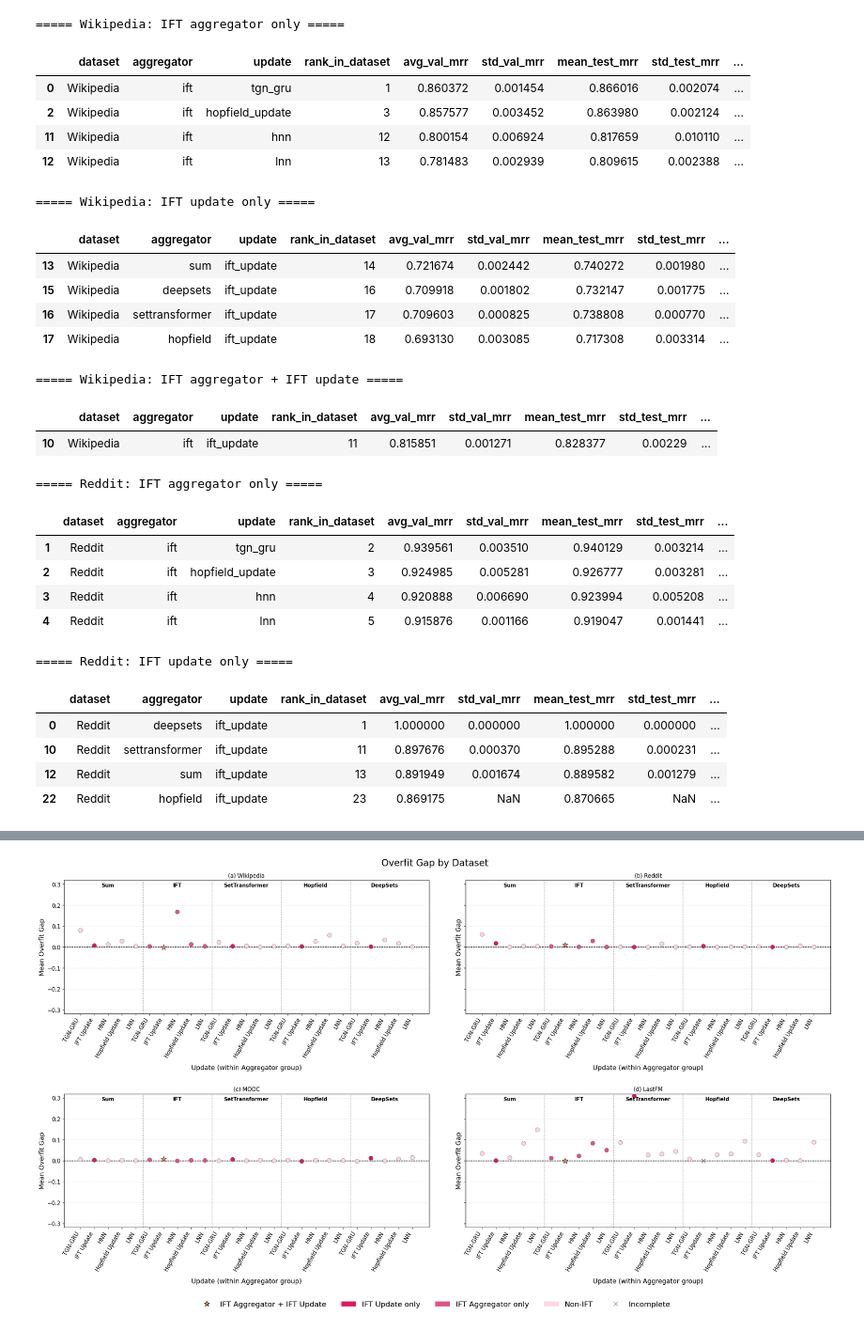
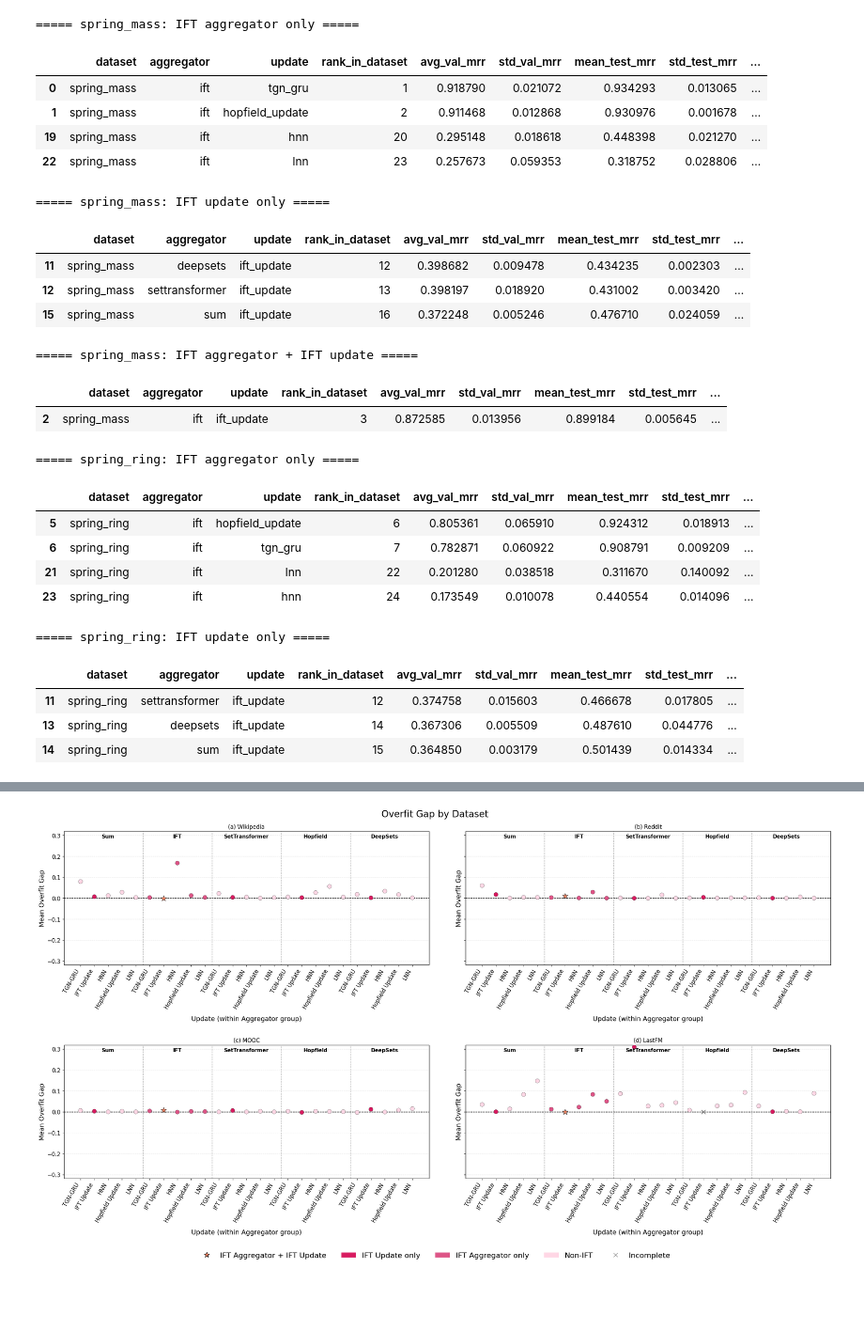
Before and after one commit to tweninger/fnn, a Jupyter notebook: interactiondynamics/analysis/analysis.ipynb, the cells around one changed output, grey strips where cells are left out. Shown at 94% size. Saved outputs shown, nothing was run; the diff lists cells and outputs as text; code cells hidden in the pictures; blank space fills up the shorter version.

```diff
--- a/interactiondynamics/analysis/analysis.ipynb
+++ b/interactiondynamics/analysis/analysis.ipynb
@@ -7,7 +7,7 @@ import numpy as np
 import pandas as pd
 
 # RESULTS_PATH = Path("/home/akapociu/ift/interactiondynamics/results/ds_sweep_results_6ep_3seed.jsonl")
-SUMMARY_PATH = Path("/home/akapociu/ift/interactiondynamics/results/ds_sweep_summary_6ep_3seed.jsonl")
+SUMMARY_PATH = Path("/home/akapociu/ift/interactiondynamics/results/physics_sweep_summary.jsonl")
 
 EXPECTED_SEEDS = 3
 # %%
@@ -30,9 +30,9 @@ def extract_walltime(row):
 def parse_run_string(run_name: str) -> Dict[str, Any]:
     """
     Example:
-    Wikipedia__agg=ift|update=ift_update|do=0.0|sdo=0.0|time=False|softplus|dt=0.05|gamma=0.0|k0=1.0|cap=none
+    Wikipedia_agg=ift|update=ift_update|do=0.0|sdo=0.0|time=False|softplus|dt=0.05|gamma=0.0|k0=1.0|cap=none
     or
-    Wikipedia__agg=sum|update=tgn_gru|do=0.0|sdo=0.0|time=False
+    Wikipedia_agg=sum|update=tgn_gru|do=0.0|sdo=0.0|time=False
     """
     out = {
         "aggregator": None,
@@ -61,7 +61,7 @@ def parse_run_string(run_name: str) -> Dict[str, Any]:
         if "=" in part:
             k, v = part.split("=", 1)
 
-            if k == "agg":
+            if k.endswith("agg"):
                 out["aggregator"] = v
             elif k == "update":
                 out["update"] = v
@@ -154,14 +154,18 @@ summary_df.shape
 # %%
-wiki_df   = summary_df[summary_df["dataset"] == "Wikipedia"].copy()
-reddit_df = summary_df[summary_df["dataset"] == "Reddit"].copy()
-mooc_df   = summary_df[summary_df["dataset"] == "MOOC"].copy()
-lastfm_df = summary_df[summary_df["dataset"] == "LastFM"].copy()
+spring_ring_df = summary_df[summary_df["dataset"] == "spring_ring"].copy()
+spring_mass_df = summary_df[summary_df["dataset"] == "spring_mass"].copy()
+wave_df        = summary_df[summary_df["dataset"] == "wave"].copy()
+three_body_df  = summary_df[summary_df["dataset"] == "threebody"].copy()
+charged_df     = summary_df[summary_df["dataset"] == "nbody"].copy()
+stachyose_df   = summary_df[summary_df["dataset"] == "stachyose"].copy()
 
 dataset_dfs = {
-    "Wikipedia": wiki_df,
-    "Reddit": reddit_df,
-    "MOOC": mooc_df,
-    "LastFM": lastfm_df,
+    "spring_ring": spring_ring_df,
+    "spring_mass": spring_mass_df,
+    "wave": wave_df,
+    "threebody": three_body_df,
+    "nbody": charged_df,
+    "stachyose": stachyose_df,
 }
 
 for name, df in dataset_dfs.items():
@@ -384,56 +318,61 @@ ift_tables_by_dataset = {}
 
 for ds, full_table in rank_all_by_dataset.items():
     ift_tables_by_dataset[ds] = {
         "ift_aggregator_only": full_table[
             (full_table["aggregator"] == "ift") &
             (full_table["update"] != "ift_update")
         ].copy(),
 
         "ift_update_only": full_table[
             (full_table["update"] == "ift_update") &
             (full_table["aggregator"] != "ift")
         ].copy(),
 
         "ift_both": full_table[
             (full_table["aggregator"] == "ift") &
             (full_table["update"] == "ift_update")
         ].copy(),
     }
 
-for ds in ["Wikipedia", "Reddit", "MOOC", "LastFM"]:
+for ds in [
+    "spring_mass",
+    "spring_ring",
+    "wave",
+    "nbody",
+    "stachyose",
+    "threebody",
+    ]:
     print(f"\n===== {ds}: IFT aggregator only =====")
     display(ift_tables_by_dataset[ds]["ift_aggregator_only"])
 
     print(f"\n===== {ds}: IFT update only =====")
     display(ift_tables_by_dataset[ds]["ift_update_only"])
 
     print(f"\n===== {ds}: IFT aggregator + IFT update =====")
     display(ift_tables_by_dataset[ds]["ift_both"])
 # %% [output]
-===== Wikipedia: IFT aggregator only =====
+===== spring_mass: IFT aggregator only =====
 |  | dataset | aggregator | update | rank_in_dataset | avg_val_mrr | std_val_mrr | mean_test_mrr | std_test_mrr | ... |
-| 0 | Wikipedia | ift | tgn_gru | 1 | 0.860372 | 0.001454 | 0.866016 | 0.002074 | ... |
-| 2 | Wikipedia | ift | hopfield_update | 3 | 0.857577 | 0.003452 | 0.863980 | 0.002124 | ... |
-| 11 | Wikipedia | ift | hnn | 12 | 0.800154 | 0.006924 | 0.817659 | 0.010110 | ... |
-| 12 | Wikipedia | ift | lnn | 13 | 0.781483 | 0.002939 | 0.809615 | 0.002388 | ... |
+| 0 | spring_mass | ift | tgn_gru | 1 | 0.918790 | 0.021072 | 0.934293 | 0.013065 | ... |
+| 1 | spring_mass | ift | hopfield_update | 2 | 0.911468 | 0.012868 | 0.930976 | 0.001678 | ... |
+| 19 | spring_mass | ift | hnn | 20 | 0.295148 | 0.018618 | 0.448398 | 0.021270 | ... |
+| 22 | spring_mass | ift | lnn | 23 | 0.257673 | 0.059353 | 0.318752 | 0.028806 | ... |
-===== Wikipedia: IFT update only =====
+===== spring_mass: IFT update only =====
 |  | dataset | aggregator | update | rank_in_dataset | avg_val_mrr | std_val_mrr | mean_test_mrr | std_test_mrr | ... |
-| 13 | Wikipedia | sum | ift_update | 14 | 0.721674 | 0.002442 | 0.740272 | 0.001980 | ... |
-| 15 | Wikipedia | deepsets | ift_update | 16 | 0.709918 | 0.001802 | 0.732147 | 0.001775 | ... |
-| 16 | Wikipedia | settransformer | ift_update | 17 | 0.709603 | 0.000825 | 0.738808 | 0.000770 | ... |
-| 17 | Wikipedia | hopfield | ift_update | 18 | 0.693130 | 0.003085 | 0.717308 | 0.003314 | ... |
+| 11 | spring_mass | deepsets | ift_update | 12 | 0.398682 | 0.009478 | 0.434235 | 0.002303 | ... |
+| 12 | spring_mass | settransformer | ift_update | 13 | 0.398197 | 0.018920 | 0.431002 | 0.003420 | ... |
+| 15 | spring_mass | sum | ift_update | 16 | 0.372248 | 0.005246 | 0.476710 | 0.024059 | ... |
-===== Wikipedia: IFT aggregator + IFT update =====
+===== spring_mass: IFT aggregator + IFT update =====
 |  | dataset | aggregator | update | rank_in_dataset | avg_val_mrr | std_val_mrr | mean_test_mrr | std_test_mrr | ... |
-| 10 | Wikipedia | ift | ift_update | 11 | 0.815851 | 0.001271 | 0.828377 | 0.00229 | ... |
+| 2 | spring_mass | ift | ift_update | 3 | 0.872585 | 0.013956 | 0.899184 | 0.005645 | ... |
-===== Reddit: IFT aggregator only =====
+===== spring_ring: IFT aggregator only =====
 |  | dataset | aggregator | update | rank_in_dataset | avg_val_mrr | std_val_mrr | mean_test_mrr | std_test_mrr | ... |
-| 1 | Reddit | ift | tgn_gru | 2 | 0.939561 | 0.003510 | 0.940129 | 0.003214 | ... |
-| 2 | Reddit | ift | hopfield_update | 3 | 0.924985 | 0.005281 | 0.926777 | 0.003281 | ... |
-| 3 | Reddit | ift | hnn | 4 | 0.920888 | 0.006690 | 0.923994 | 0.005208 | ... |
-| 4 | Reddit | ift | lnn | 5 | 0.915876 | 0.001166 | 0.919047 | 0.001441 | ... |
+| 5 | spring_ring | ift | hopfield_update | 6 | 0.805361 | 0.065910 | 0.924312 | 0.018913 | ... |
+| 6 | spring_ring | ift | tgn_gru | 7 | 0.782871 | 0.060922 | 0.908791 | 0.009209 | ... |
+| 21 | spring_ring | ift | lnn | 22 | 0.201280 | 0.038518 | 0.311670 | 0.140092 | ... |
+| 23 | spring_ring | ift | hnn | 24 | 0.173549 | 0.010078 | 0.440554 | 0.014096 | ... |
-===== Reddit: IFT update only =====
+===== spring_ring: IFT update only =====
 |  | dataset | aggregator | update | rank_in_dataset | avg_val_mrr | std_val_mrr | mean_test_mrr | std_test_mrr | ... |
-| 0 | Reddit | deepsets | ift_update | 1 | 1.000000 | 0.000000 | 1.000000 | 0.000000 | ... |
-| 10 | Reddit | settransformer | ift_update | 11 | 0.897676 | 0.000370 | 0.895288 | 0.000231 | ... |
-| 12 | Reddit | sum | ift_update | 13 | 0.891949 | 0.001674 | 0.889582 | 0.001279 | ... |
-| 22 | Reddit | hopfield | ift_update | 23 | 0.869175 | NaN | 0.870665 | NaN | ... |
+| 11 | spring_ring | settransformer | ift_update | 12 | 0.374758 | 0.015603 | 0.466678 | 0.017805 | ... |
+| 13 | spring_ring | deepsets | ift_update | 14 | 0.367306 | 0.005509 | 0.487610 | 0.044776 | ... |
+| 14 | spring_ring | sum | ift_update | 15 | 0.364850 | 0.003179 | 0.501439 | 0.014334 | ... |
```
Also changed, not shown: parts of 13 cells of this notebook.
